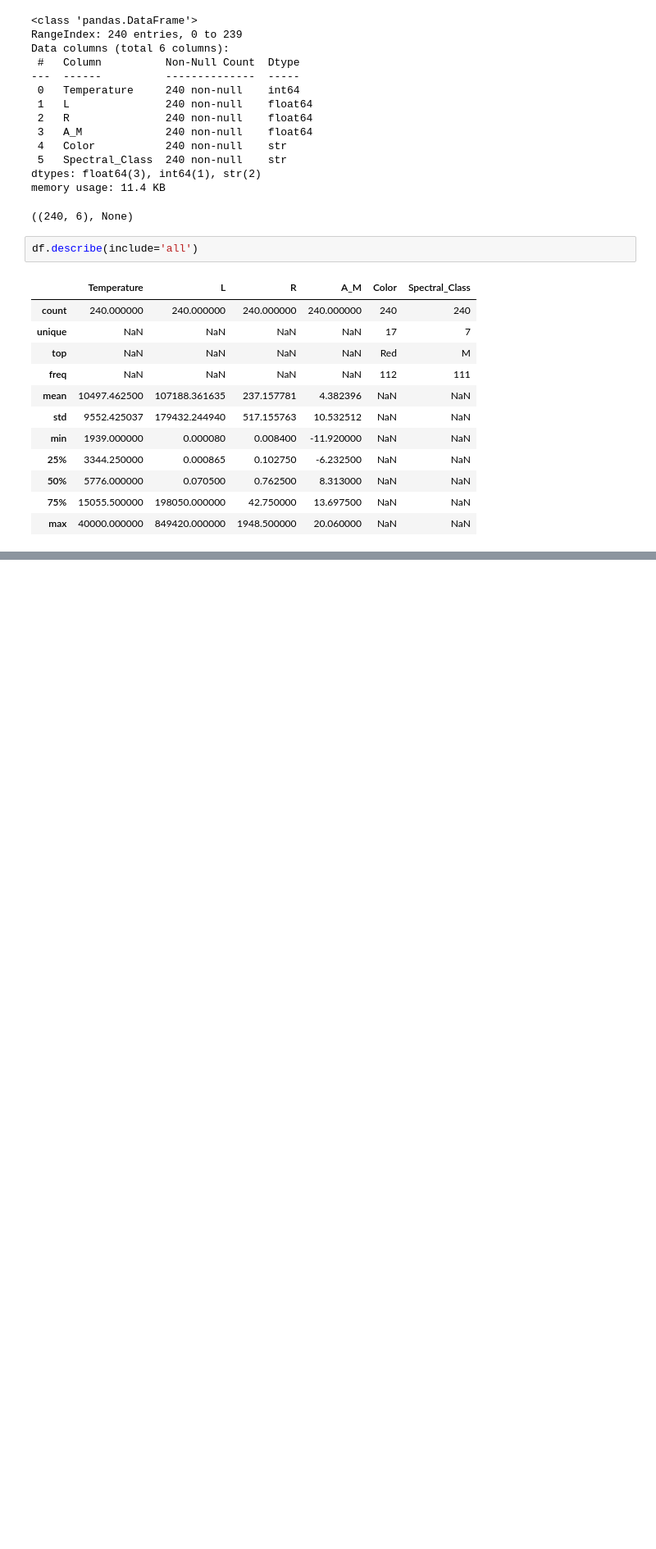
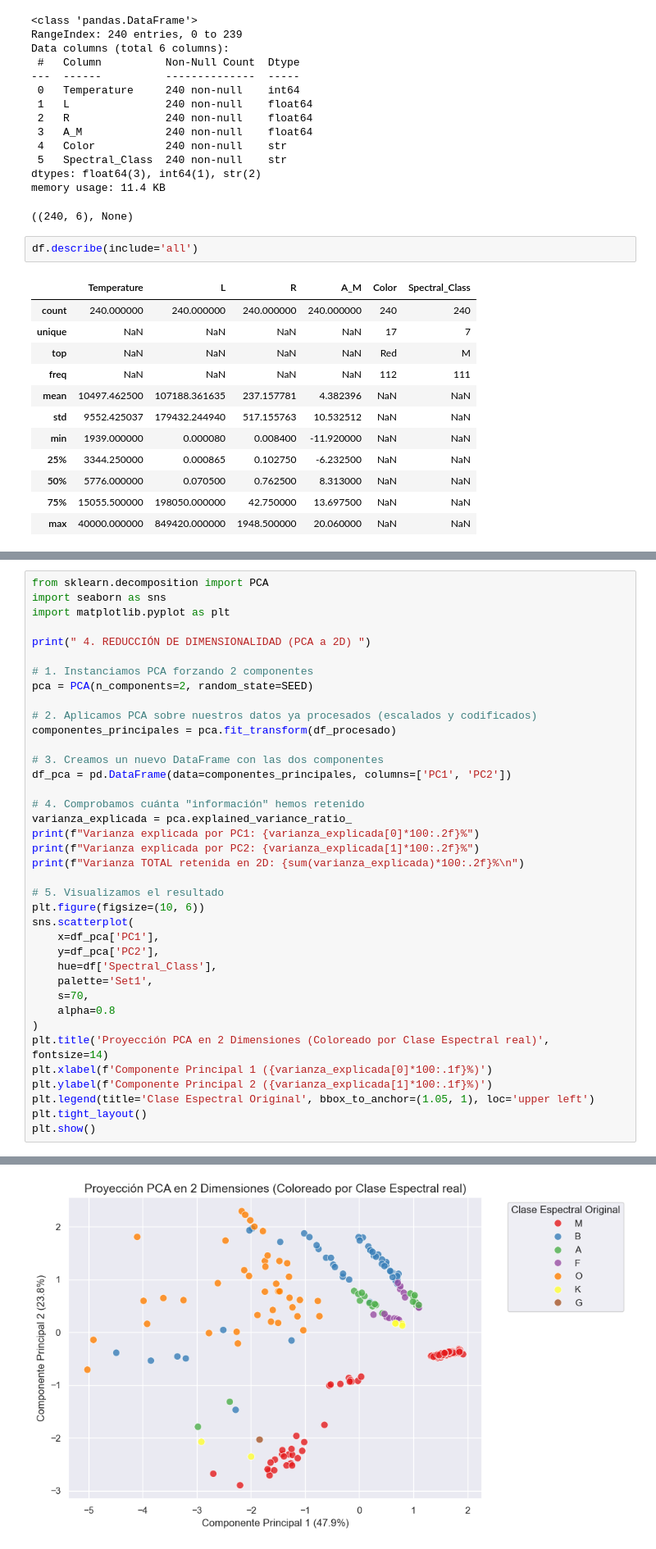
Before and after one commit to 100495927/Aprendizaje_Automatico_2, a Jupyter notebook: AA_P2_100495927_100472712.ipynb, the cells around one changed output, grey strips where cells are left out. Shown at 82% size. Saved outputs shown, nothing was run; the diff lists cells and outputs as text; blank space fills up the shorter version.

```diff
--- a/AA_P2_100495927_100472712.ipynb
+++ b/AA_P2_100495927_100472712.ipynb
@@ -116,0 +245,39 @@ de valores perdidos o inconsistencias.
+# %%
+from sklearn.decomposition import PCA
+import seaborn as sns
+import matplotlib.pyplot as plt
+
+print(" 4. REDUCCIÓN DE DIMENSIONALIDAD (PCA a 2D) ")
+
+# 1. Instanciamos PCA forzando 2 componentes
+pca = PCA(n_components=2, random_state=SEED)
+
+# 2. Aplicamos PCA sobre nuestros datos ya procesados (escalados y codificados)
+componentes_principales = pca.fit_transform(df_procesado)
+
+# 3. Creamos un nuevo DataFrame con las dos componentes
+df_pca = pd.DataFrame(data=componentes_principales, columns=['PC1', 'PC2'])
+
+# 4. Comprobamos cuánta "información" hemos retenido
+varianza_explicada = pca.explained_variance_ratio_
+print(f"Varianza explicada por PC1: {varianza_explicada[0]*100:.2f}%")
+print(f"Varianza explicada por PC2: {varianza_explicada[1]*100:.2f}%")
+print(f"Varianza TOTAL retenida en 2D: {sum(varianza_explicada)*100:.2f}%\n")
+
+# 5. Visualizamos el resultado
+plt.figure(figsize=(10, 6))
+sns.scatterplot(
+    x=df_pca['PC1'],
+    y=df_pca['PC2'],
+    hue=df['Spectral_Class'],
+    palette='Set1',
+    s=70,
+    alpha=0.8
+)
+plt.title('Proyección PCA en 2 Dimensiones (Coloreado por Clase Espectral real)', fontsize=14)
+plt.xlabel(f'Componente Principal 1 ({varianza_explicada[0]*100:.1f}%)')
+plt.ylabel(f'Componente Principal 2 ({varianza_explicada[1]*100:.1f}%)')
+plt.legend(title='Clase Espectral Original', bbox_to_anchor=(1.05, 1), loc='upper left')
+plt.tight_layout()
+plt.show()
+# %% [output]
@@ -116,0 +288 @@ de valores perdidos o inconsistencias.
+[figure, added]
```
Also changed, not shown: parts of 11 cells of this notebook.
